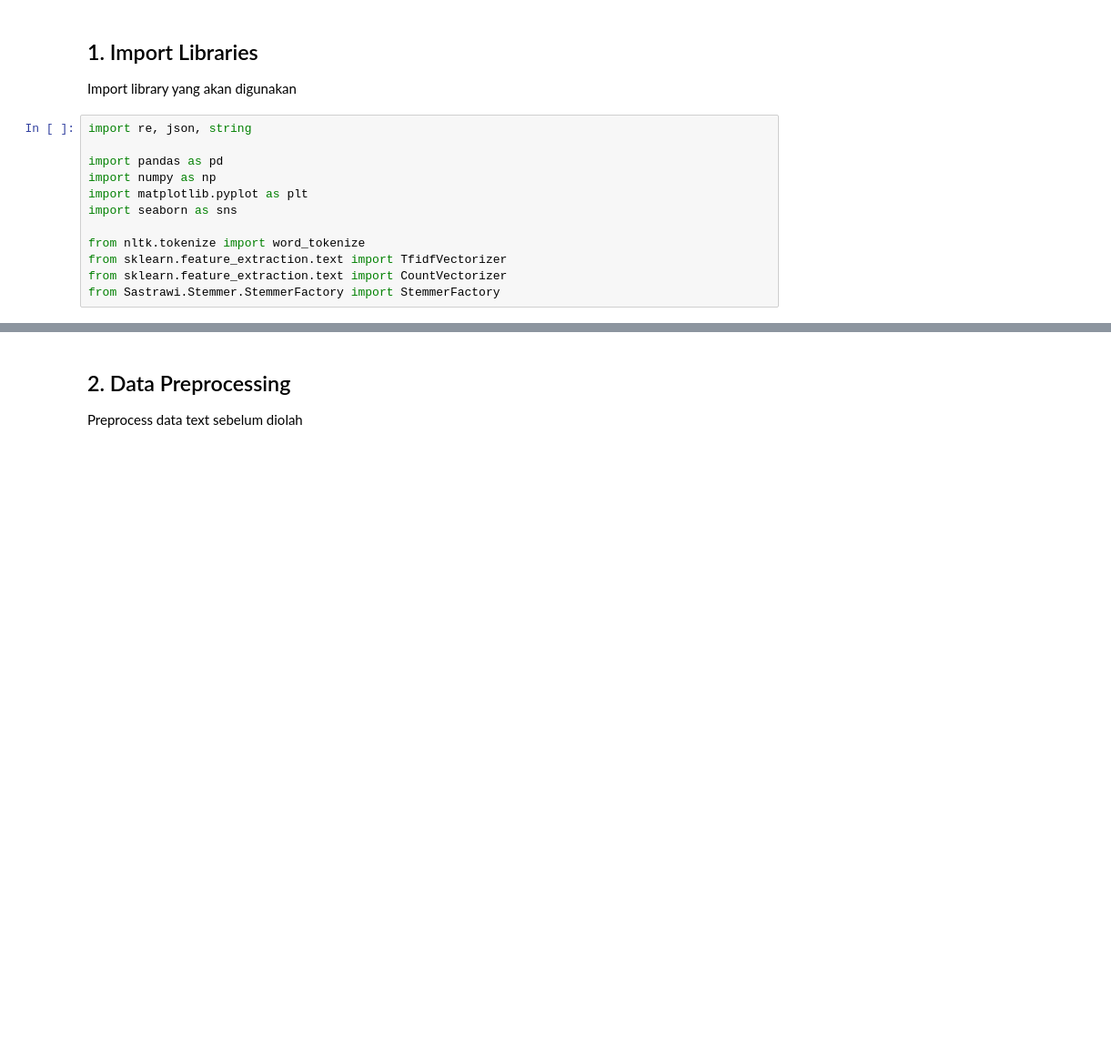
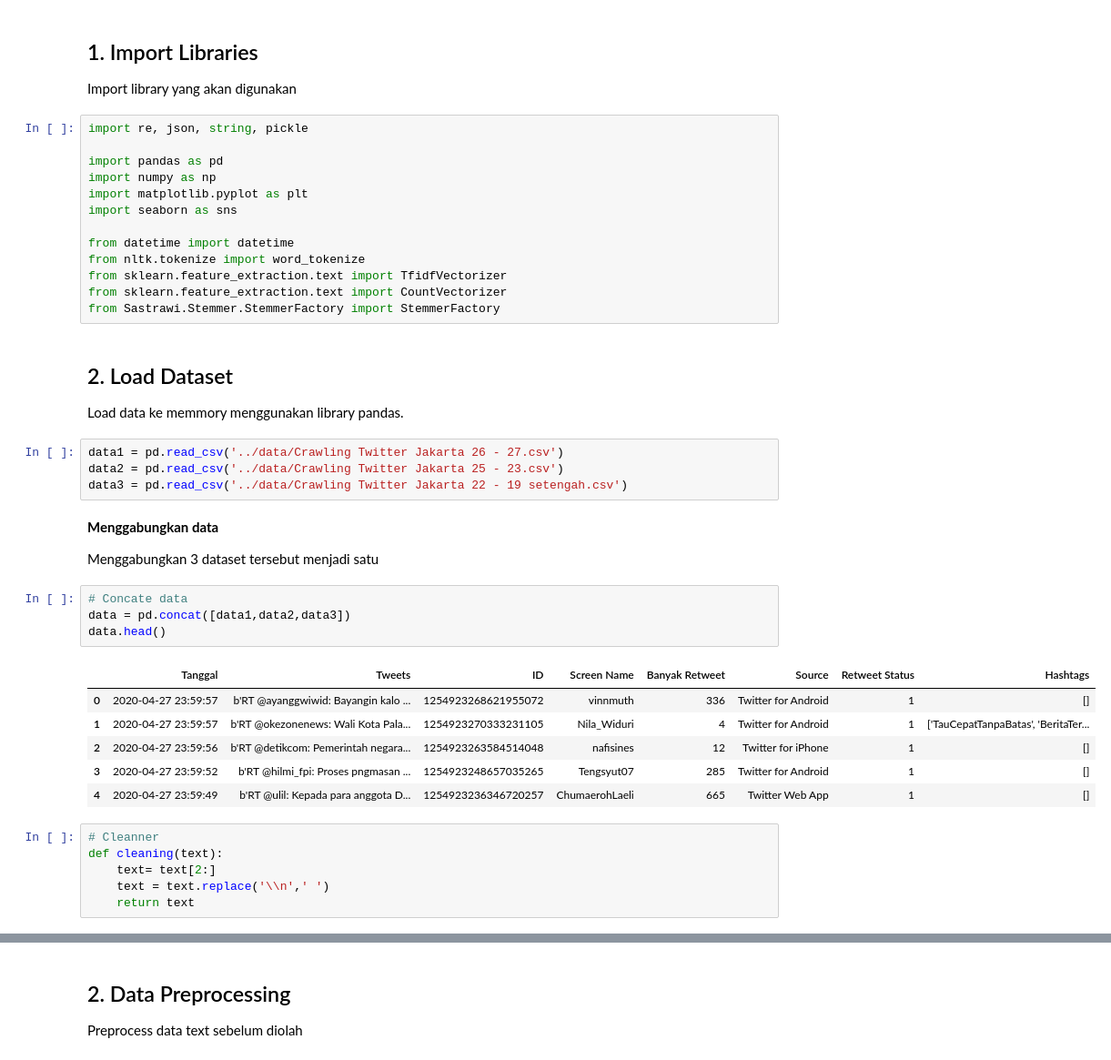
Before and after one commit to Hyuto/Analisis-Sentimen-Corona-DKI-Jakarta, a Jupyter notebook: notebook/Analisis Sentimen.ipynb, the cells around one changed output, grey strips where cells are left out. Shown at 91% size. Cells and saved outputs as stored; diff of their text form; blank space fills up the shorter version.

```diff
--- a/notebook/Analisis Sentimen.ipynb
+++ b/notebook/Analisis Sentimen.ipynb
@@ -7,14 +7,44 @@ Melakukan analisis sentimen pada data hasil crawling
 
 Import library yang akan digunakan
 # %%
-import re, json, string
+import re, json, string, pickle
 
 import pandas as pd
 import numpy as np
 import matplotlib.pyplot as plt
 import seaborn as sns
 
+from datetime import datetime
 from nltk.tokenize import word_tokenize
 from sklearn.feature_extraction.text import TfidfVectorizer
 from sklearn.feature_extraction.text import CountVectorizer
 from Sastrawi.Stemmer.StemmerFactory import StemmerFactory
+# %% [markdown]
+## 2. Load Dataset
+
+Load data ke memmory menggunakan library pandas.
+# %%
+data1 = pd.read_csv('../data/Crawling Twitter Jakarta 26 - 27.csv')
+data2 = pd.read_csv('../data/Crawling Twitter Jakarta 25 - 23.csv')
+data3 = pd.read_csv('../data/Crawling Twitter Jakarta 22 - 19 setengah.csv')
+# %% [markdown]
+**Menggabungkan data**
+
+Menggabungkan 3 dataset tersebut menjadi satu
+# %%
+# Concate data
+data = pd.concat([data1,data2,data3])
+data.head()
+# %% [output]
+|  | Tanggal | Tweets | ID | Screen Name | Banyak Retweet | Source | Retweet Status | Hashtags |
+| 0 | 2020-04-27 23:59:57 | b'RT @ayanggwiwid: Bayangin kalo ... | 1254923268621955072 | vinnmuth | 336 | Twitter for Android | 1 | [] |
+| 1 | 2020-04-27 23:59:57 | b'RT @okezonenews: Wali Kota Pala... | 1254923270333231105 | Nila_Widuri | 4 | Twitter for Android | 1 | ['TauCepatTanpaBatas', 'BeritaTer... |
+| 2 | 2020-04-27 23:59:56 | b'RT @detikcom: Pemerintah negara... | 1254923263584514048 | nafisines | 12 | Twitter for iPhone | 1 | [] |
+| 3 | 2020-04-27 23:59:52 | b'RT @hilmi_fpi: Proses pngmasan ... | 1254923248657035265 | Tengsyut07 | 285 | Twitter for Android | 1 | [] |
+| 4 | 2020-04-27 23:59:49 | b'RT @ulil: Kepada para anggota D... | 1254923236346720257 | ChumaerohLaeli | 665 | Twitter Web App | 1 | [] |
+# %%
+# Cleanner
+def cleaning(text):
+    text= text[2:]
+    text = text.replace('\\n',' ')
+    return text
```
Also changed, not shown: parts of 26 cells of this notebook, 15 other files.
